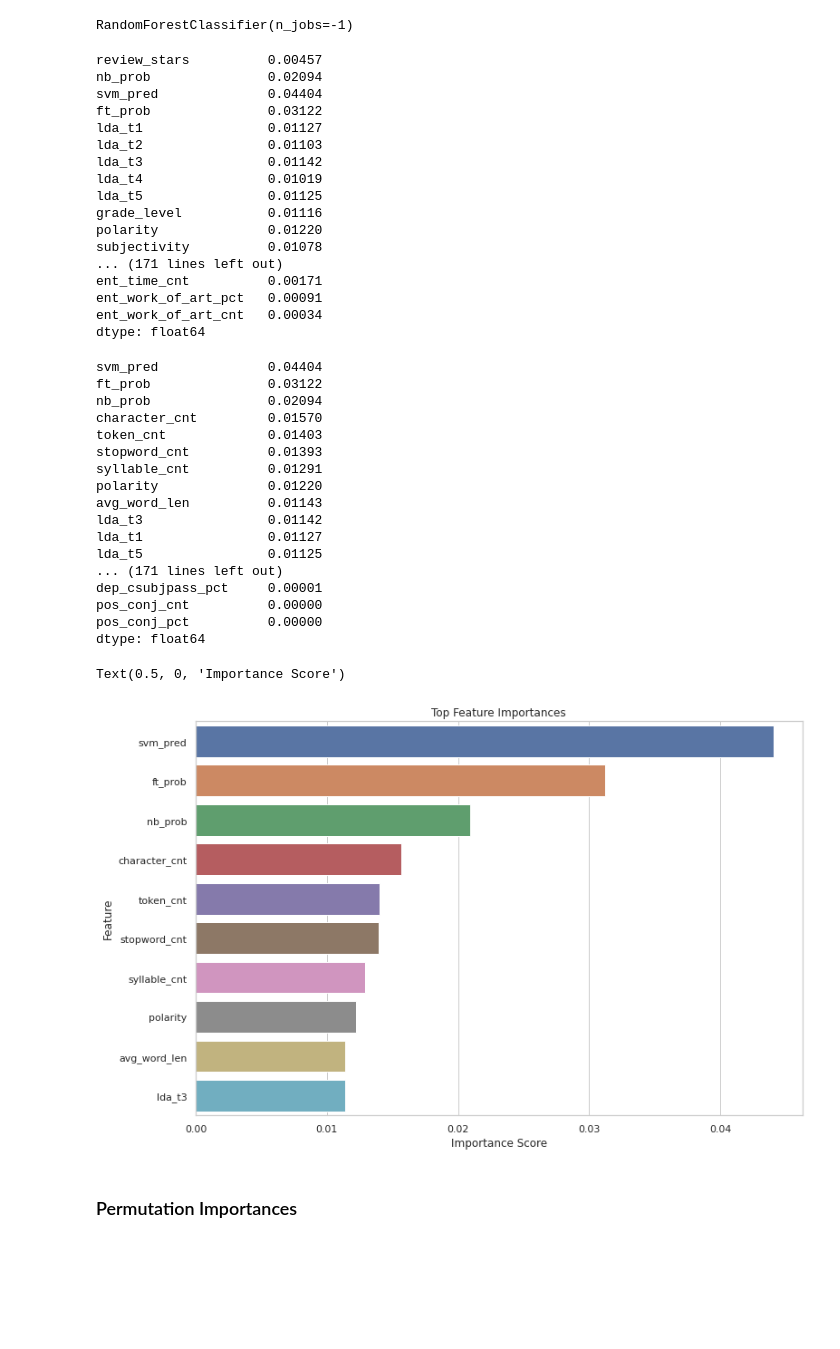
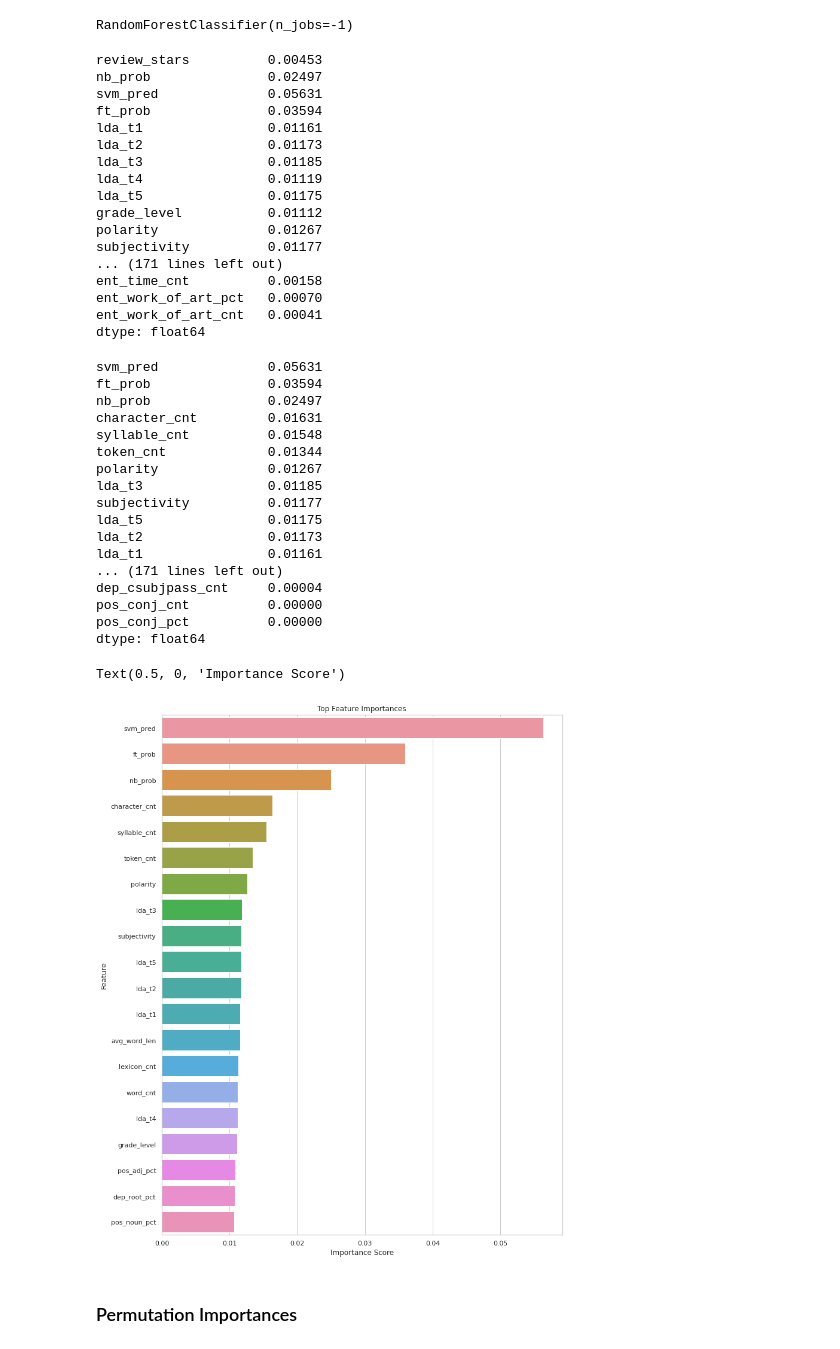
Before and after one commit to jeffjohannsen/Predicting_Yelp_Review_Quality, a Jupyter notebook: notebooks/5.1_Feature_Selection.ipynb, the cells around one changed output. Saved outputs shown, nothing was run; the diff lists cells and outputs as text; code cells hidden in the pictures; blank space fills up the shorter version.

```diff
--- a/notebooks/5.1_Feature_Selection.ipynb
+++ b/notebooks/5.1_Feature_Selection.ipynb
@@ -61,7 +61,7 @@ start = time.perf_counter()
 
 filepath_prefix = "/home/jeff/Documents/Data_Science_Projects/Yelp_Reviews/data/full_data/model_ready/"
 # %%
-train_records_to_load = 10000
+train_records_to_load = 1000000
 test_records_to_load = 1000
 # %%
 datatypes = {'target_reg': 'int16',
@@ -520,53 +520,53 @@ RandomForestClassifier(n_jobs=-1)
 feature_importances = pd.Series(forest.feature_importances_, index=X_train.columns)
 feature_importances
 # %% [output]
-review_stars          0.00457
-nb_prob               0.02094
-svm_pred              0.04404
-ft_prob               0.03122
-lda_t1                0.01127
-lda_t2                0.01103
-lda_t3                0.01142
-lda_t4                0.01019
-lda_t5                0.01125
-grade_level           0.01116
-polarity              0.01220
-subjectivity          0.01078
+review_stars          0.00453
+nb_prob               0.02497
+svm_pred              0.05631
+ft_prob               0.03594
+lda_t1                0.01161
+lda_t2                0.01173
+lda_t3                0.01185
+lda_t4                0.01119
+lda_t5                0.01175
+grade_level           0.01112
+polarity              0.01267
+subjectivity          0.01177
 ... (171 lines left out)
-ent_time_cnt          0.00171
-ent_work_of_art_pct   0.00091
-ent_work_of_art_cnt   0.00034
+ent_time_cnt          0.00158
+ent_work_of_art_pct   0.00070
+ent_work_of_art_cnt   0.00041
 dtype: float64
 # %%
 sorted_fi = feature_importances.sort_values(ascending=False)
 sorted_fi
 # %% [output]
-svm_pred              0.04404
-ft_prob               0.03122
-nb_prob               0.02094
-character_cnt         0.01570
-token_cnt             0.01403
-stopword_cnt          0.01393
-syllable_cnt          0.01291
-polarity              0.01220
-avg_word_len          0.01143
-lda_t3                0.01142
-lda_t1                0.01127
-lda_t5                0.01125
+svm_pred              0.05631
+ft_prob               0.03594
+nb_prob               0.02497
+character_cnt         0.01631
+syllable_cnt          0.01548
+token_cnt             0.01344
+polarity              0.01267
+lda_t3                0.01185
+subjectivity          0.01177
+lda_t5                0.01175
+lda_t2                0.01173
+lda_t1                0.01161
 ... (171 lines left out)
-dep_csubjpass_pct     0.00001
+dep_csubjpass_cnt     0.00004
 pos_conj_cnt          0.00000
 pos_conj_pct          0.00000
 dtype: float64
 # %%
-fig, ax = plt.subplots(figsize=(12,8))
-sns.barplot(x=sorted_fi.iloc[:10].values, y=sorted_fi.iloc[:10].index, ax=ax)
+fig, ax = plt.subplots(figsize=(12,16))
+sns.barplot(x=sorted_fi.iloc[:20].values, y=sorted_fi.iloc[:20].index, ax=ax)
 ax.set_title("Top Feature Importances")
 ax.set_ylabel("Feature")
 ax.set_xlabel("Importance Score")
 # %% [output]
 Text(0.5, 0, 'Importance Score')
-[figure, old version]
+[figure, new version]
 # %% [markdown]
 ### Permutation Importances
 # %%
```
Also changed, not shown: parts of 16 cells of this notebook, 4 other files.
